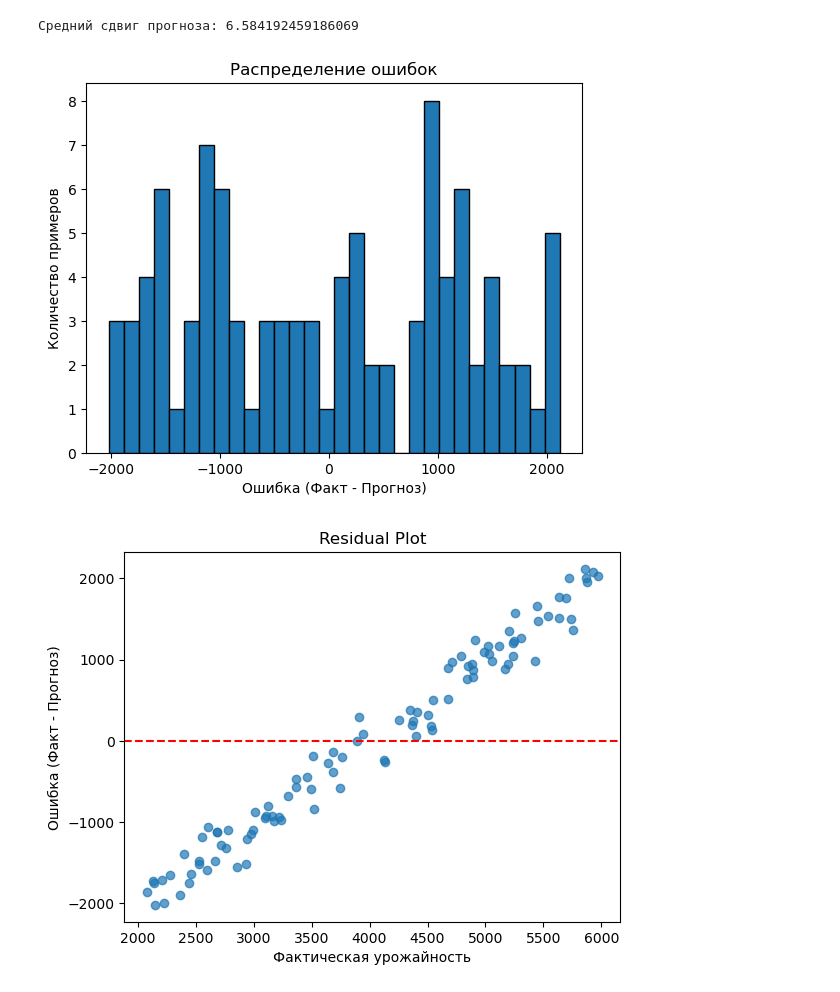
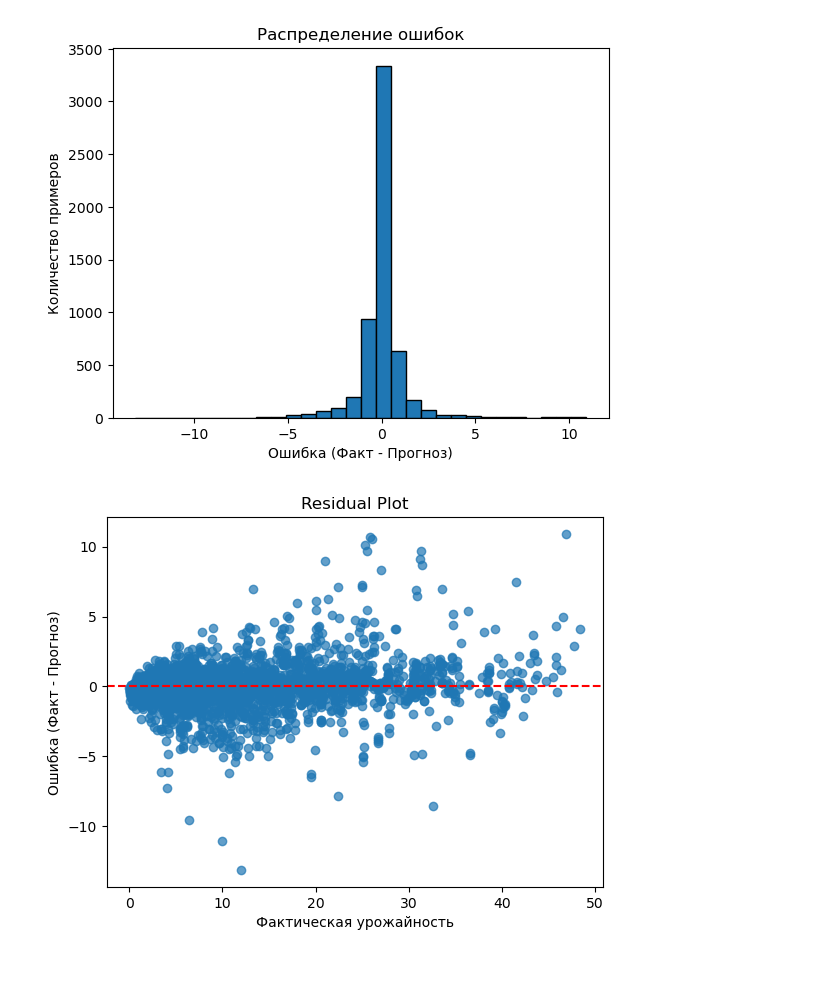
Before and after one commit to F1zhen/Yield_predictionML, a Jupyter notebook: src/train_model.ipynb, the cells around one changed output. Cells and saved outputs as stored; diff of their text form; code cells hidden in the pictures.

Commit message:
i change the dataset, and take 0.982 R2 score, (Catboost)

```diff
--- a/src/train_model.ipynb
+++ b/src/train_model.ipynb
@@ -11,11 +33,17 @@ import xgboost as xgb
 # %%
 from sklearn.model_selection import train_test_split
 X = pd.read_csv("../data/preprocessed/training.data.csv")
-y = pd.read_csv("../data/preprocessed/target_data.csv")
-X = X.loc[:, ~X.columns.str.contains("^Unnamed")]
-y = y["yield_kg_per_hectare"]
+y = pd.read_csv("../data/preprocessed/test.data.csv")
+y.drop(columns=["Unnamed: 0"], inplace=True)
+X.drop(columns=["Unnamed: 0"], inplace=True)
 X_train, X_test, y_train, y_test = train_test_split(
     X, y, test_size=0.2, random_state=42
 )
 # %%
-X.head(8)
+num_cols = [
+    "avg_temp",
+    "average_rain_fall_mm_per_year",
+    "pesticides_tonnes",
+    "Year",
+]
+cat_cols = ["Area_ISO3", "Item"]
@@ -64,14 +108,18 @@ Fitting 5 folds for each of 324 candidates, totalling 1620 fits
 from sklearn.metrics import mean_absolute_error, mean_squared_error, r2_score
 import numpy as np
 
-best_rf = grid.best_estimator_
+y_true = y_test.squeeze()
 
-y_pred = best_rf.predict(X_test)
-mae  = mean_absolute_error(y_test, y_pred)
-rmse = np.sqrt(mean_squared_error(y_test, y_pred))
-r2   = r2_score(y_test, y_pred)
+pred = model.predict(valid_pool)
 
-print(f"MAE : {mae:.2f} кг/га")
-print(f"RMSE: {rmse:.2f} кг/га")
-print(f"R²  : {r2:.3f}")
+mae  = mean_absolute_error(y_true, pred)
+rmse = mean_squared_error(y_true, pred, squared=False)
+mape = np.mean(np.abs((y_true - pred) / np.maximum(1e-9, y_true))) * 100
+r2   = r2_score(y_true, pred)
+
+
+print(f"MAE:  {mae:.3f} т/га")
+print(f"RMSE: {rmse:.3f} т/га")
+print(f"MAPE: {mape:.2f}%")
+print(f"R²:   {r2:.3f}")
 # %% [output]
@@ -152,24 +155,19 @@ X_train.head()
-# %%
-bias = (y_pred - y_test).mean()
-print("Средний сдвиг прогноза:", bias)
-# %% [output]
-Средний сдвиг прогноза: 6.584192459186069
 # %%
 import matplotlib.pyplot as plt
 
-plt.hist(y_test - y_pred, bins=30, edgecolor="black")
+plt.hist(y_true - pred, bins=30, edgecolor="black")
 plt.title("Распределение ошибок")
 plt.xlabel("Ошибка (Факт - Прогноз)")
 plt.ylabel("Количество примеров")
 plt.show()
 # %% [output]
-[figure, old version]
+[figure, new version]
 # %%
-plt.scatter(y_test, y_test - y_pred, alpha=0.7)
+plt.scatter(y_true, y_true - pred, alpha=0.7)
 plt.axhline(0, color="red", linestyle="--")
 plt.xlabel("Фактическая урожайность")
 plt.ylabel("Ошибка (Факт - Прогноз)")
 plt.title("Residual Plot")
 plt.show()
 # %% [output]
-[figure, old version]
+[figure, new version]
```
Also changed, not shown: parts of 13 cells of this notebook, 17 other files.
